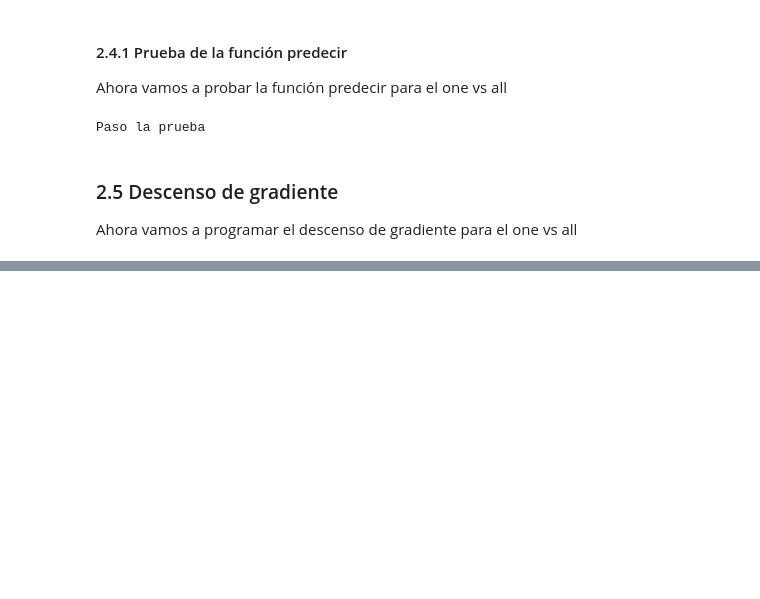
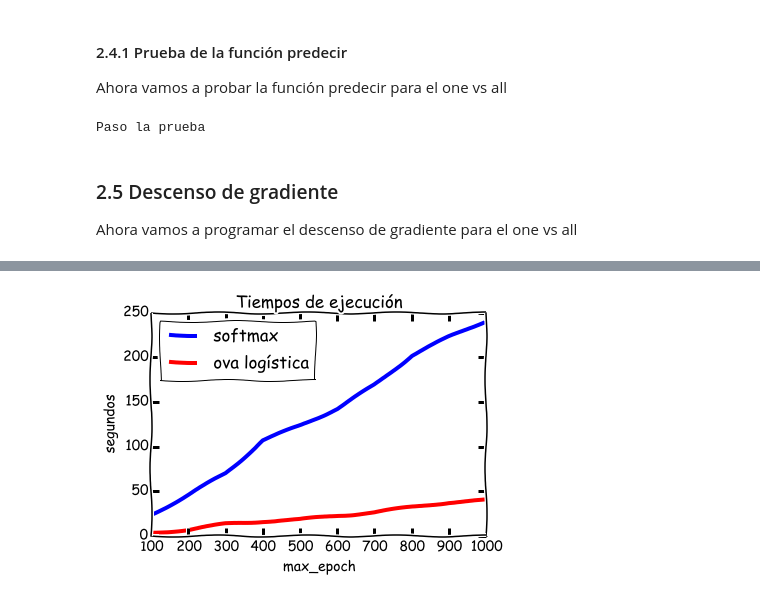
Before and after one commit to eduardoacye/AprendiendoMachin, a Jupyter notebook: tareas/Tarea5/regresion_softmax.ipynb, the cells around one changed output, grey strips where cells are left out. Cells and saved outputs as stored; diff of their text form; code cells hidden in the pictures; blank space fills up the shorter version.

```diff
--- a/tareas/Tarea5/regresion_softmax.ipynb
+++ b/tareas/Tarea5/regresion_softmax.ipynb
@@ -752,0 +749,35 @@ Me pregunto si está mal
+# %%
+alfita = 5
+
+max_epochs = range(100, 1100, 100)
+
+softmax_times = []
+softmax_costs = []
+softmax_error = []
+
+ova_times = []
+ova_costs = []
+ova_error = []
+
+for steps in max_epochs:
+    print "For max_epoch = ", steps
+
+    theta = 0.1 * (np.random.random((n + 1, K)) - 0.5)
+
+    start_time = t.time()
+    thetasm, e_hist = dg_softmax_lotes(theta, extendida(x), y, alpha=alfita, max_epoch=steps)
+    softmax_times.append(t.time() - start_time)
+
+    softmax_costs.append(costo(thetasm, extendida(x), y))
+    y_estimada = predice(thetasm, extendida(x))
+    softmax_error.append(100*(np.where(y.argmax(axis=1) == y_estimada.argmax(axis=1), 0, 1)).mean())
+
+    start_time = t.time()
+    thetaova, e_hist = dg_ova_logistica_lotes(theta, extendida(x), y, alpha=alfita, max_epoch=steps)
+    ova_times.append(t.time() - start_time)
+
+    ova_costs.append(ova_costo(thetaova, extendida(x), y))
+    y_estimada = ova_predecir(thetaova, extendida(x))
+    ova_error.append(100*(np.where(y.argmax(axis=1) == y_estimada.argmax(axis=1), 0, 1)).mean())
+
+    print "............... DONE"
@@ -752,0 +805,12 @@ Me pregunto si está mal
+# %%
+with plt.xkcd():
+    plt.rc('lines', linewidth=4)
+    plt.plot(max_epochs, softmax_times, label='softmax')
+    plt.plot(max_epochs, ova_times, label=u'ova logística')
+    plt.title(u'Tiempos de ejecución')
+    plt.xlabel(u'max_epoch')
+    plt.ylabel(u'segundos')
+    plt.legend(loc=2)
+    plt.show()
+# %% [output]
+[figure, added]
```
Also changed, not shown: parts of 16 cells of this notebook, 1 other file.
